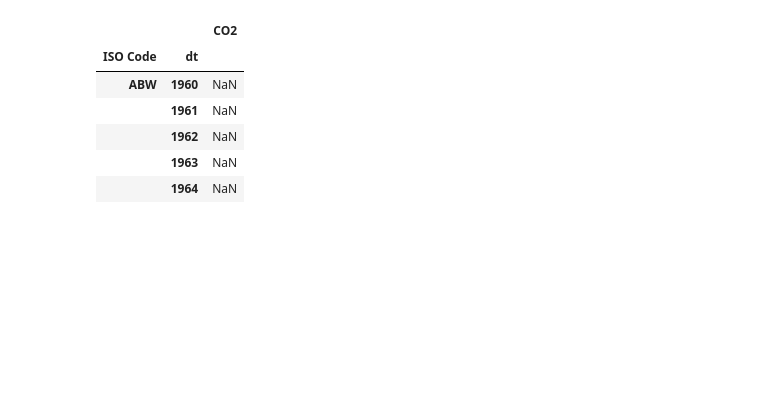
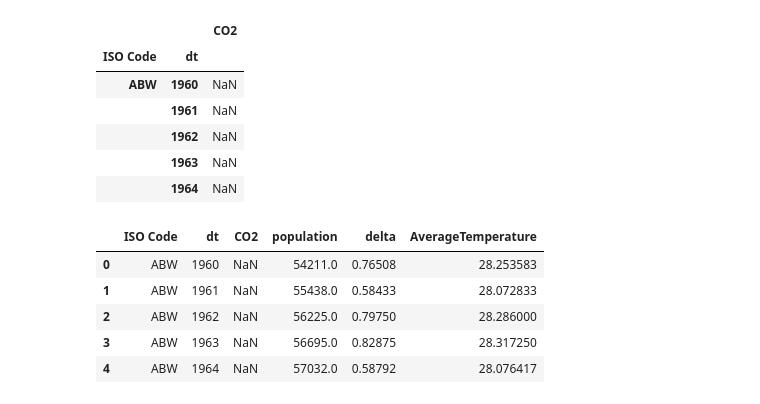
Before and after one commit to cgallay/dataViz, a Jupyter notebook: data/cleaning_data.ipynb, the cells around one changed output. Saved outputs shown, nothing was run; the diff lists cells and outputs as text; code cells hidden in the pictures; blank space fills up the shorter version.

```diff
--- a/data/cleaning_data.ipynb
+++ b/data/cleaning_data.ipynb
@@ -111,4 +123,15 @@ df_melt3.head()
 |  | 1962 | NaN |
 |  | 1963 | NaN |
 |  | 1964 | NaN |
+# %%
+df_merged3 = df_melt3.join(df_merged2)
+df_full_data = df_merged3.reset_index()
+df_full_data.head()
+# %% [output]
+|  | ISO Code | dt | CO2 | population | delta | AverageTemperature |
+| 0 | ABW | 1960 | NaN | 54211.0 | 0.76508 | 28.253583 |
+| 1 | ABW | 1961 | NaN | 55438.0 | 0.58433 | 28.072833 |
+| 2 | ABW | 1962 | NaN | 56225.0 | 0.79750 | 28.286000 |
+| 3 | ABW | 1963 | NaN | 56695.0 | 0.82875 | 28.317250 |
+| 4 | ABW | 1964 | NaN | 57032.0 | 0.58792 | 28.076417 |
 # %%
```
Also changed, not shown: parts of 2 cells of this notebook, 3 other files.
